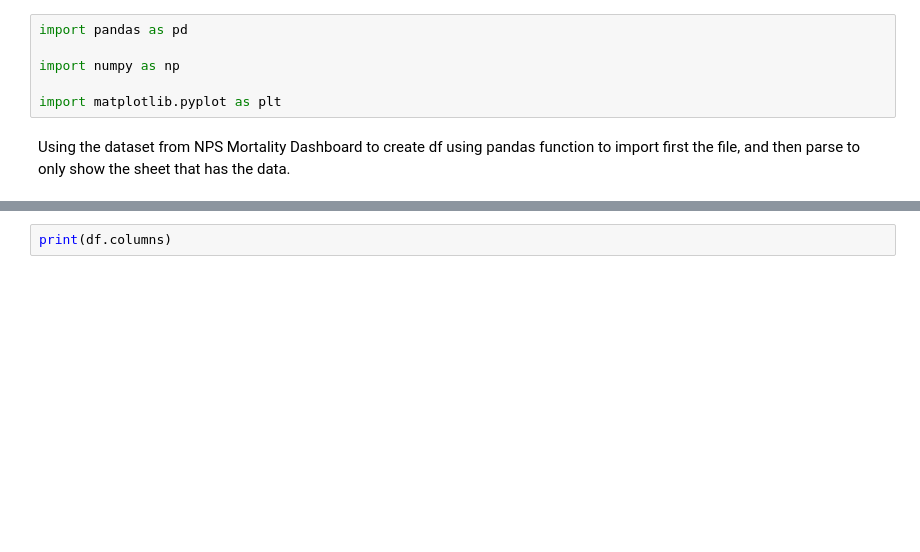
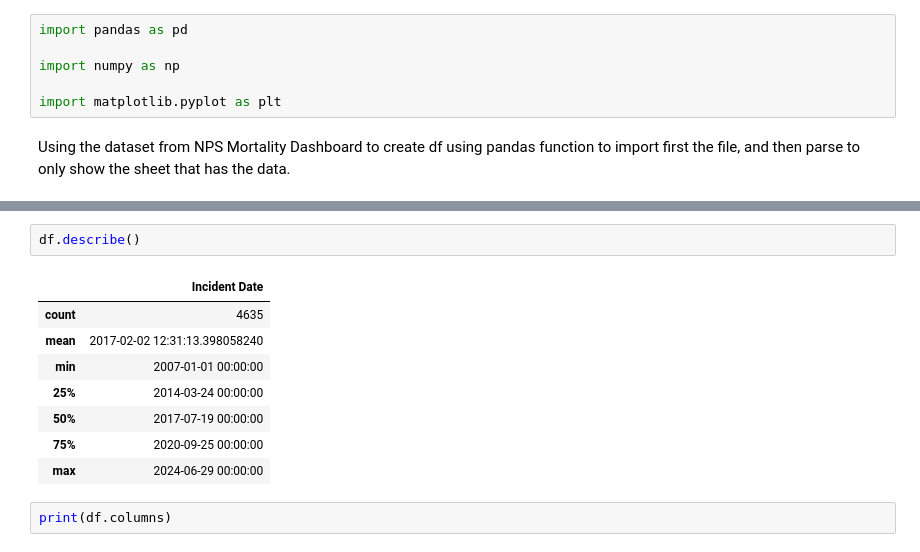
Before and after one commit to jeccalong/NPS_Dataset, a Jupyter notebook: Notebooks/eda.ipynb, the cells around one changed output, grey strips where cells are left out. Saved outputs shown, nothing was run; the diff lists cells and outputs as text; blank space fills up the shorter version.

```diff
--- a/Notebooks/eda.ipynb
+++ b/Notebooks/eda.ipynb
@@ -22,3 +42,14 @@ df.head()
+# %%
+df.describe()
+# %% [output]
+|  | Incident Date |
+| count | 4635 |
+| mean | 2017-02-02 12:31:13.398058240 |
+| min | 2007-01-01 00:00:00 |
+| 25% | 2014-03-24 00:00:00 |
+| 50% | 2017-07-19 00:00:00 |
+| 75% | 2020-09-25 00:00:00 |
+| max | 2024-06-29 00:00:00 |
 # %%
 print(df.columns)
 # %% [output]
```
Also changed, not shown: parts of 1 cell of this notebook.
